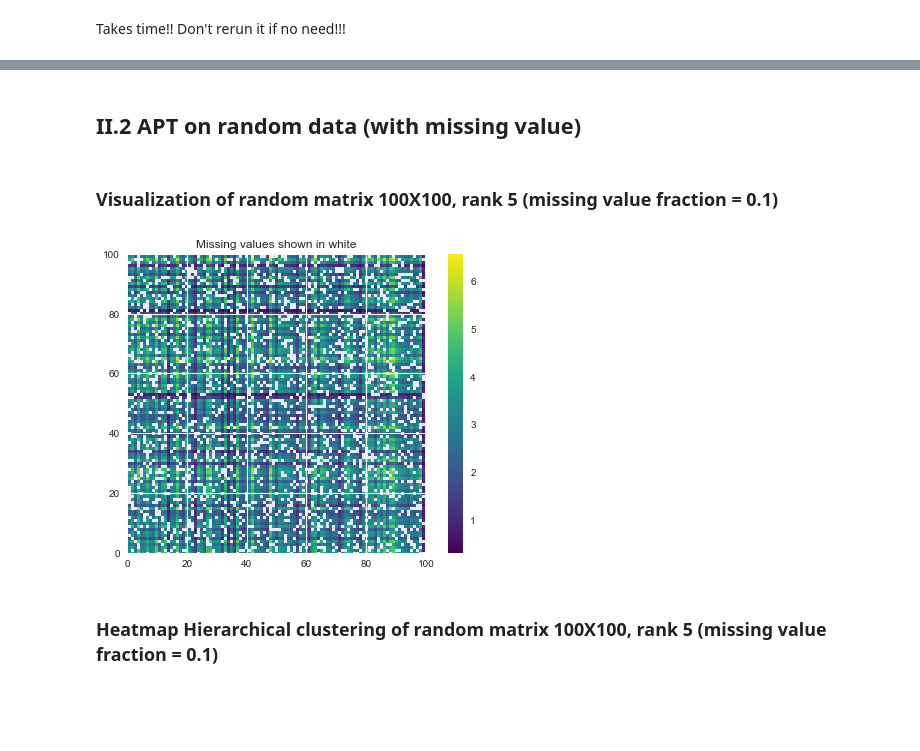
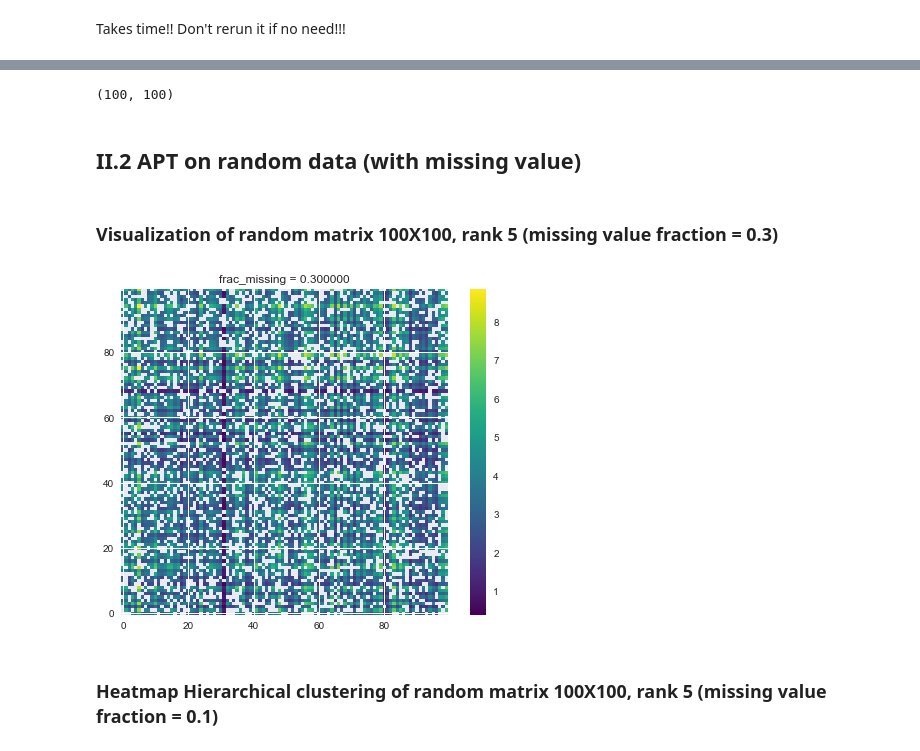
Before and after one commit to LishengSun/Meta-Learning-and-APT, a Jupyter notebook: PAPER_CAP2018/demonstration.ipynb, the cells around one changed output, grey strips where cells are left out. Drawn from its saved outputs; the diff is of its cells as text; code cells hidden in the pictures; blank space fills up the shorter version.

```diff
--- a/PAPER_CAP2018/demonstration.ipynb
+++ b/PAPER_CAP2018/demonstration.ipynb
@@ -118,14 +339,17 @@ Takes time!! Don't rerun it if no need!!!
+# %%
+U.shape
+# %% [output]
+(100, 100)
 # %% [markdown]
 ## II.2 APT on random data (with missing value)
 # %% [markdown]
-### Visualization of random matrix 100X100, rank 5 (missing value fraction = 0.1)
+### Visualization of random matrix 100X100, rank 5 (missing value fraction = 0.3)
 # %%
-from random_data_generator import add_missing_value, plot_matrix_with_missing_value
 S = random_data(100, 100, 5) # rank 5
-frac_missing = 0.2
+frac_missing = 0.3
 S_miss = add_missing_value(S, frac_missing)
-plot_matrix_with_missing_value(S_miss)
+plot_matrix_with_missing_value(S_miss, frac_missing=frac_missing)
 # %% [output]
-[figure, old version]
+[figure, new version]
 # %% [markdown]
 ### Heatmap Hierarchical clustering of random matrix 100X100, rank 5 (missing value fraction = 0.1)
```
Also changed, not shown: parts of 39 cells of this notebook, 32 other files.
